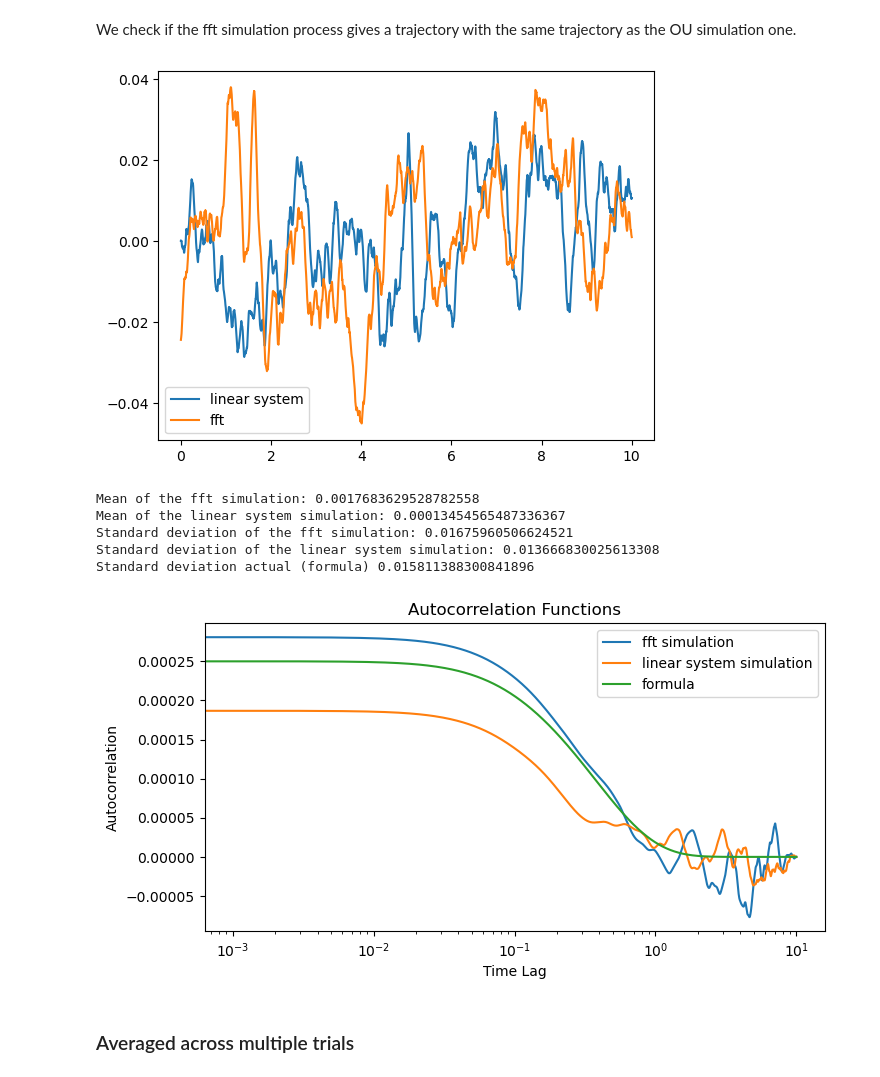
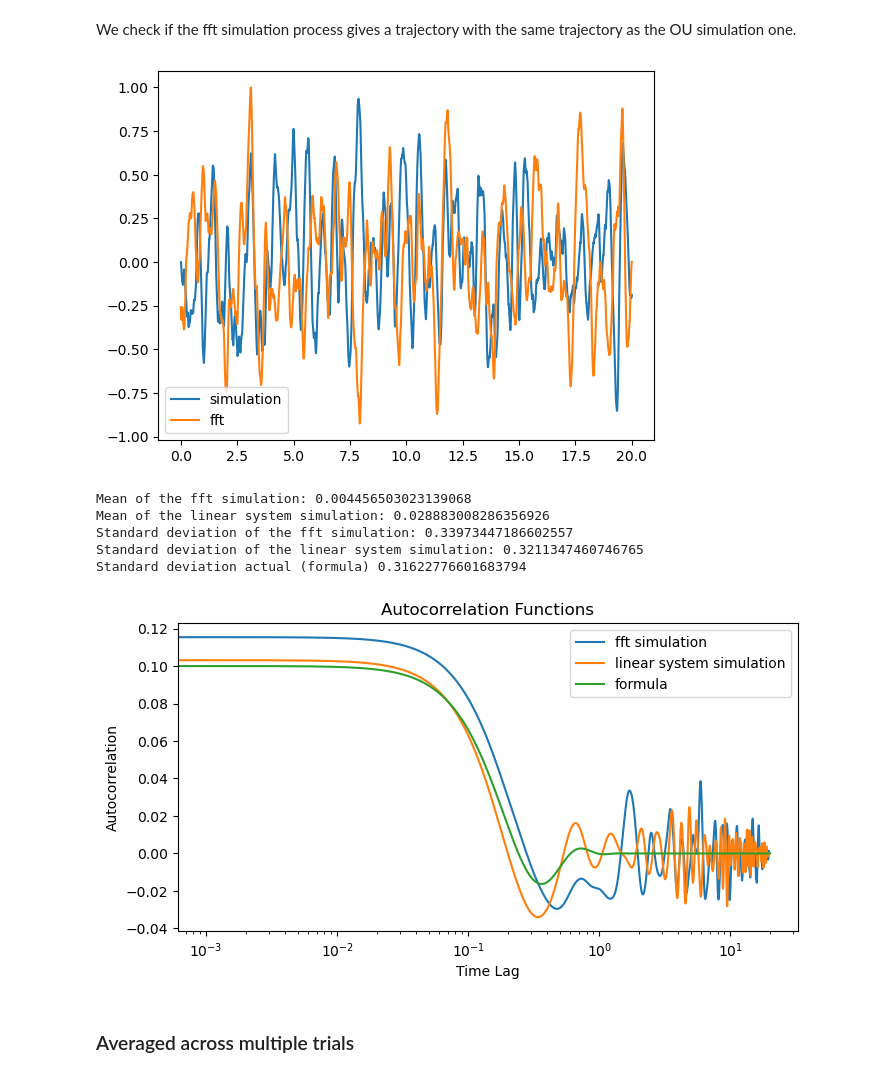
Before and after one commit to shivangrawat/gaussian-crossings, a Jupyter notebook: examples/damped_harmonic_oscillator/testing_correlation_fn.ipynb, the cells around one changed output. Cells and saved outputs as stored; diff of their text form; code cells hidden in the pictures.

```diff
--- a/examples/damped_harmonic_oscillator/testing_correlation_fn.ipynb
+++ b/examples/damped_harmonic_oscillator/testing_correlation_fn.ipynb
@@ -11,34 +11,34 @@ import gaussian_crossings.formula as formula
 import gaussian_crossings.process as process
 # %%
 # Simulation parameters.
-T = 10.0                         # Total simulation time.
+T = 20.0                         # Total simulation time.
 omega0 = 10.0                   # Fundamental frequency
-zeta = 2.0                      # Damping ratio
+zeta = 0.5                      # Damping ratio
 dt = 0.01 / omega0                  # Time discretization step.
-sigma = 1.0                     # Standard deviation (amplitude) of the process.
+temp = 10.0                     # Temperature (similar to sigma ** 2)
 # %%
 # simulation using the fft code
-t, x = utils.simulate_gaussian_process_fft(process.r_damped_harmonic_oscillator_noise, T, dt, sigma=sigma, omega0=omega0, zeta=zeta)
+t, x = utils.simulate_gaussian_process_fft(process.r_damped_harmonic_oscillator_noise, T, dt, temp=temp, omega0=omega0, zeta=zeta)
 # %%
 # simulation using the linear system
-model = process.damped_harmonic_oscillator_noise(sigma=sigma, omega0=omega0, zeta=zeta)
+model = process.damped_harmonic_oscillator_noise(temp=temp, omega0=omega0, zeta=zeta)
 t_sim, traj = utils.euler_maruyama_sde(model, time=T, dt=dt)
 x_sim = traj[:, 0]
 # %%
 # plot both trajectories on the same plot
-plt.plot(t_sim, x_sim, label='linear system')
+plt.plot(t_sim, x_sim, label='simulation')
 plt.plot(t, x, label='fft')
 plt.legend()
 plt.show()
 # %% [output]
-[figure, old version]
+[figure, new version]
 # %%
 # find the mean and standard deviation of both the trajectories
 mean_fft = torch.mean(x)
 mean_sim = torch.mean(x_sim)
 std_fft = torch.std(x)
 std_sim = torch.std(x_sim)
-analytical_std = process.r_damped_harmonic_oscillator_noise(torch.tensor([0.0]), sigma=sigma, zeta=zeta, omega0=omega0) ** 0.5
+analytical_std = process.r_damped_harmonic_oscillator_noise(torch.tensor([0.0]), temp=temp, zeta=zeta, omega0=omega0) ** 0.5
 
 print(f"Mean of the fft simulation: {mean_fft}")
 print(f"Mean of the linear system simulation: {mean_sim}")
@@ -46,11 +46,11 @@ print(f"Standard deviation of the fft simulation: {std_fft}")
 print(f"Standard deviation of the linear system simulation: {std_sim}")
 print(f"Standard deviation actual (formula) {analytical_std.item()}")
 # %% [output]
-Mean of the fft simulation: 0.0017683629528782558
-Mean of the linear system simulation: 0.00013454565487336367
-Standard deviation of the fft simulation: 0.01675960506624521
-Standard deviation of the linear system simulation: 0.013666830025613308
-Standard deviation actual (formula) 0.015811388300841896
+Mean of the fft simulation: 0.004456503023139068
+Mean of the linear system simulation: 0.028883008286356926
+Standard deviation of the fft simulation: 0.33973447186602557
+Standard deviation of the linear system simulation: 0.3211347460746765
+Standard deviation actual (formula) 0.31622776601683794
 # %%
 # Compute the autocorrelations.
 ac_fft = utils.autocorrelation(x)
@@ -61,7 +61,7 @@ lags_fft = np.arange(len(ac_fft)) * dt  # dt is the time step used in the simula
 lags_sim = np.arange(len(ac_sim)) * dt  # both should be the same length if simulations are run similarly.
 
 # find the correlation function using the formula
-ac_formula = process.r_damped_harmonic_oscillator_noise(torch.from_numpy(lags_fft), zeta=zeta, omega0=omega0, sigma=sigma)
+ac_formula = process.r_damped_harmonic_oscillator_noise(torch.from_numpy(lags_fft), zeta=zeta, omega0=omega0, temp=temp)
 
 # Plot both autocorrelation functions on the same plot.
 plt.figure(figsize=(8, 4))
@@ -76,7 +76,7 @@ plt.title("Autocorrelation Functions")
 plt.legend()
 plt.show()
 # %% [output]
-[figure, old version]
+[figure, new version]
 # %% [markdown]
 ### Averaged across multiple trials
 # %%
```
Also changed, not shown: parts of 2 cells of this notebook, 2 other files.
